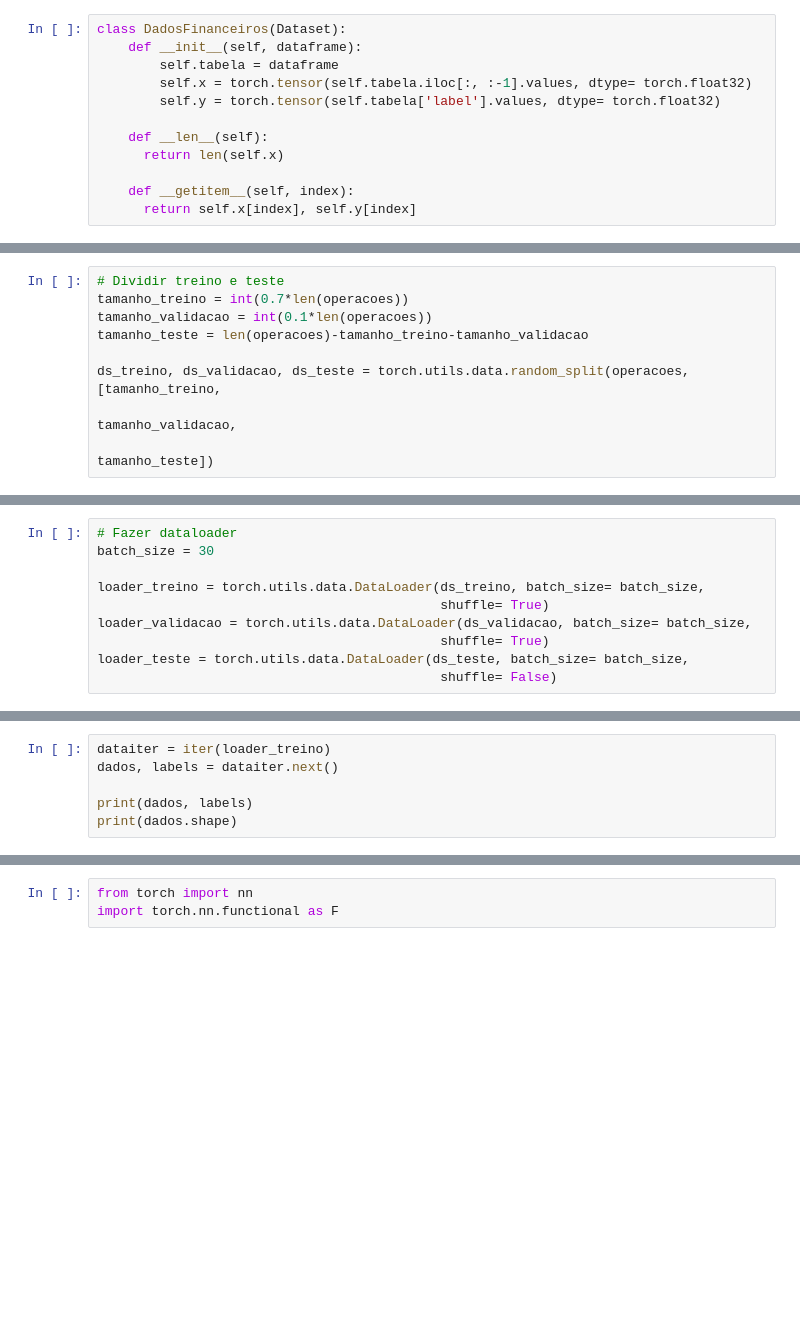
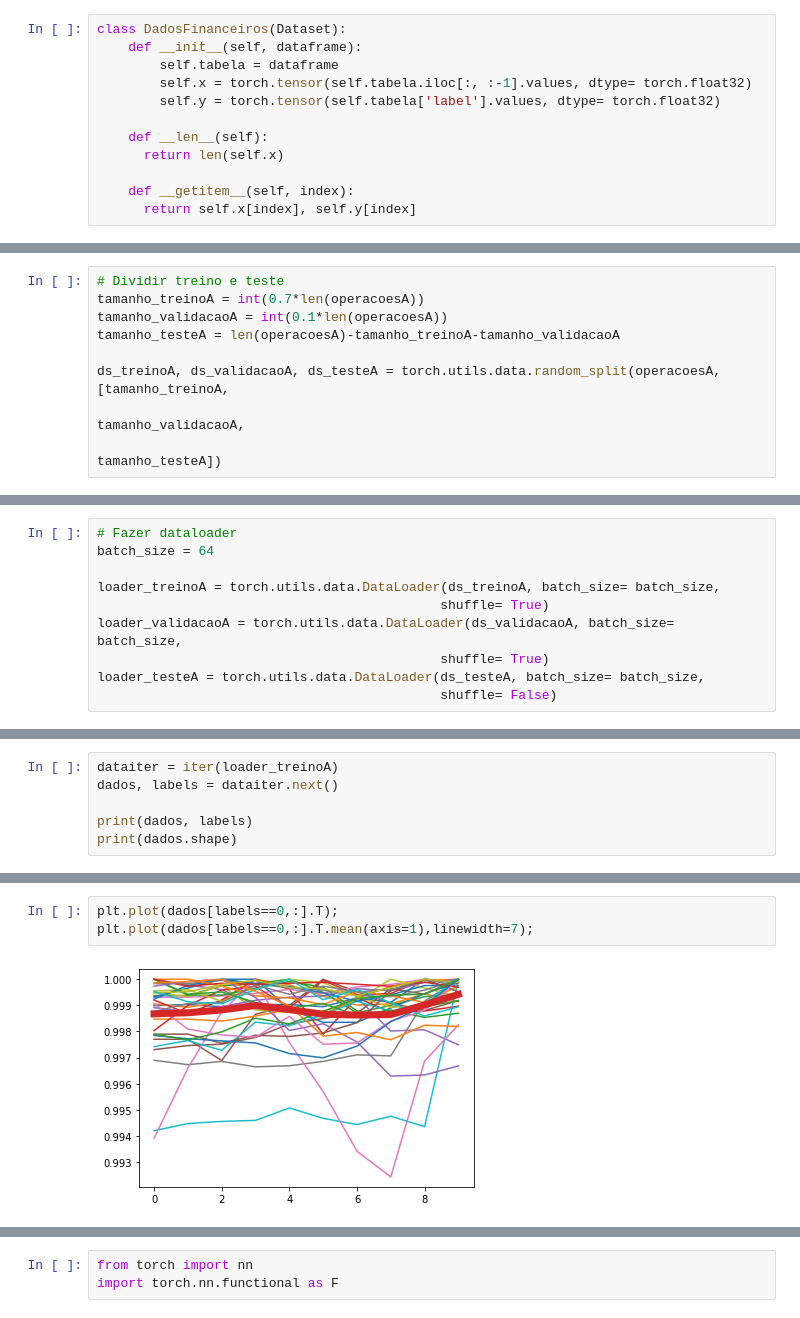
Before and after one commit to LordTheuzim/mini_indice, a Jupyter notebook: notebooks/modelo1.ipynb, the cells around one changed output, grey strips where cells are left out. Drawn from its saved outputs; the diff is of its cells as text; blank space fills up the shorter version.

```diff
--- a/notebooks/modelo1.ipynb
+++ b/notebooks/modelo1.ipynb
@@ -133,9 +143,9 @@ operacoes = DadosFinanceiros(a)
 # %%
 # Dividir treino e teste
-tamanho_treino = int(0.7*len(operacoes))
-tamanho_validacao = int(0.1*len(operacoes))
-tamanho_teste = len(operacoes)-tamanho_treino-tamanho_validacao
+tamanho_treinoA = int(0.7*len(operacoesA))
+tamanho_validacaoA = int(0.1*len(operacoesA))
+tamanho_testeA = len(operacoesA)-tamanho_treinoA-tamanho_validacaoA
 
-ds_treino, ds_validacao, ds_teste = torch.utils.data.random_split(operacoes, [tamanho_treino,
-                                                                               tamanho_validacao,
-                                                                               tamanho_teste])
+ds_treinoA, ds_validacaoA, ds_testeA = torch.utils.data.random_split(operacoesA, [tamanho_treinoA,
+                                                                               tamanho_validacaoA,
+                                                                               tamanho_testeA])
@@ -142,10 +160,10 @@ ds_treino, ds_validacao, ds_teste = torch.utils.data.random_split(operacoes, [ta
 # %%
 # Fazer dataloader
-batch_size = 30
+batch_size = 64
 
-loader_treino = torch.utils.data.DataLoader(ds_treino, batch_size= batch_size,
+loader_treinoA = torch.utils.data.DataLoader(ds_treinoA, batch_size= batch_size,
                                             shuffle= True)
-loader_validacao = torch.utils.data.DataLoader(ds_validacao, batch_size= batch_size,
+loader_validacaoA = torch.utils.data.DataLoader(ds_validacaoA, batch_size= batch_size,
                                             shuffle= True)
-loader_teste = torch.utils.data.DataLoader(ds_teste, batch_size= batch_size,
+loader_testeA = torch.utils.data.DataLoader(ds_testeA, batch_size= batch_size,
                                             shuffle= False)
@@ -152,5 +180,5 @@ loader_teste = torch.utils.data.DataLoader(ds_teste, batch_size= batch_size,
 # %%
-dataiter = iter(loader_treino)
+dataiter = iter(loader_treinoA)
 dados, labels = dataiter.next()
 
 print(dados, labels)
@@ -175,0 +204,5 @@ torch.Size([30, 10])
+# %%
+plt.plot(dados[labels==0,:].T);
+plt.plot(dados[labels==0,:].T.mean(axis=1),linewidth=7);
+# %% [output]
+[figure, added]
```
Also changed, not shown: parts of 27 cells of this notebook, 2 other files.
